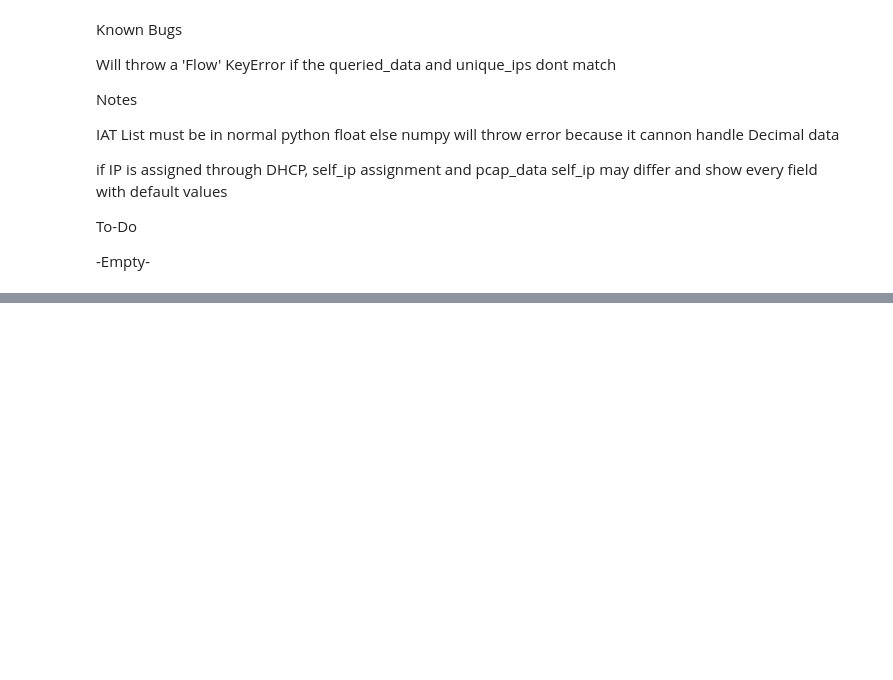
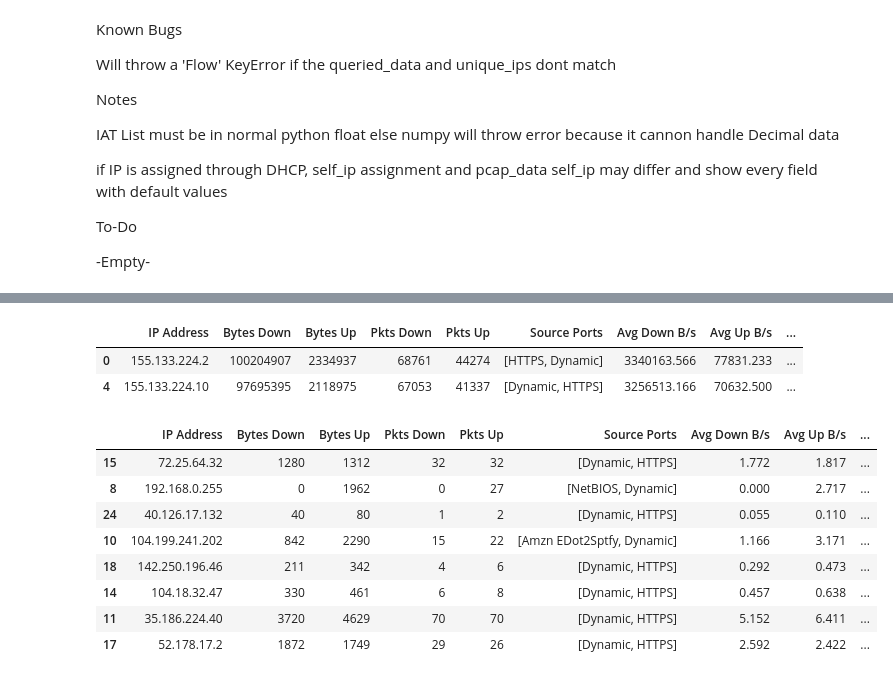
Before and after one commit to MobiusYeeitus/TrafficAnalysis, a Jupyter notebook: AnalysisCore.ipynb, the cells around one changed output, grey strips where cells are left out. Drawn from its saved outputs; the diff is of its cells as text; code cells hidden in the pictures; blank space fills up the shorter version.

```diff
--- a/AnalysisCore.ipynb
+++ b/AnalysisCore.ipynb
@@ -932,6 +959,18 @@ clusters=8
+# %%
+temp_features=['Bytes Down','PSize Down STD']
+droppable_features=['Destination Ports','Protocol(s)',
+                    'First Pkt Time','Last Down Pkt Time','Last Up Pkt Time','Last Mixed Pkt Time',
+                    'Burst Mixed',
+                    'IAT Mixed','IAT Down','IAT Up',
+                    'Avg Down PSize','Avg Up PSize',
+                    'PSize Mixed','PSize Down','PSize Up',
+                    'PSize Mixed STD','PSize Up STD']
+algos=['kmeans','agglomerative']
+clusters=8
 # %%
-A=Analyzer('PCAP Data/6400S-Dailies-Discord.pcapng',
-           input=False,features=temp_features,
+A=Analyzer('PCAP Data/30S-Down-Spo-Stm-Dis--Up-Dis.pcap',
+           input=True,features=temp_features,
+           forced_self_ip=False,
            query=True,forced_query=False,infinite_query=True,
-           ping=False,cluster=False,clustering_algorithm='birch',clusters=clusters,samples=4,
-           forced=False,verbose=True)
+           ping=False,cluster=False,
+           forced=True,verbose=True)
@@ -986,0 +998,18 @@ plt.show()
+# %%
+A.stored_df[0][A.stored_df[0]['Cluster [CSPA]']==7].drop(droppable_features,axis=1).sort_values(['PSize Down STD'])
+# %% [output]
+|  | IP Address | Bytes Down | Bytes Up | Pkts Down | Pkts Up | Source Ports | Avg Down B/s | Avg Up B/s | ... |
+| 0 | 155.133.224.2 | 100204907 | 2334937 | 68761 | 44274 | [HTTPS, Dynamic] | 3340163.566 | 77831.233 | ... |
+| 4 | 155.133.224.10 | 97695395 | 2118975 | 67053 | 41337 | [Dynamic, HTTPS] | 3256513.166 | 70632.500 | ... |
+# %%
+A.stored_df[0].drop(droppable_features,axis=1).sort_values('PSize Down STD').iloc[:8]
+# %% [output]
+|  | IP Address | Bytes Down | Bytes Up | Pkts Down | Pkts Up | Source Ports | Avg Down B/s | Avg Up B/s | ... |
+| 15 | 72.25.64.32 | 1280 | 1312 | 32 | 32 | [Dynamic, HTTPS] | 1.772 | 1.817 | ... |
+| 8 | 192.168.0.255 | 0 | 1962 | 0 | 27 | [NetBIOS, Dynamic] | 0.000 | 2.717 | ... |
+| 24 | 40.126.17.132 | 40 | 80 | 1 | 2 | [Dynamic, HTTPS] | 0.055 | 0.110 | ... |
+| 10 | 104.199.241.202 | 842 | 2290 | 15 | 22 | [Amzn EDot2Sptfy, Dynamic] | 1.166 | 3.171 | ... |
+| 18 | 142.250.196.46 | 211 | 342 | 4 | 6 | [Dynamic, HTTPS] | 0.292 | 0.473 | ... |
+| 14 | 104.18.32.47 | 330 | 461 | 6 | 8 | [Dynamic, HTTPS] | 0.457 | 0.638 | ... |
+| 11 | 35.186.224.40 | 3720 | 4629 | 70 | 70 | [Dynamic, HTTPS] | 5.152 | 6.411 | ... |
+| 17 | 52.178.17.2 | 1872 | 1749 | 29 | 26 | [Dynamic, HTTPS] | 2.592 | 2.422 | ... |
```
Also changed, not shown: parts of 12 cells of this notebook.
